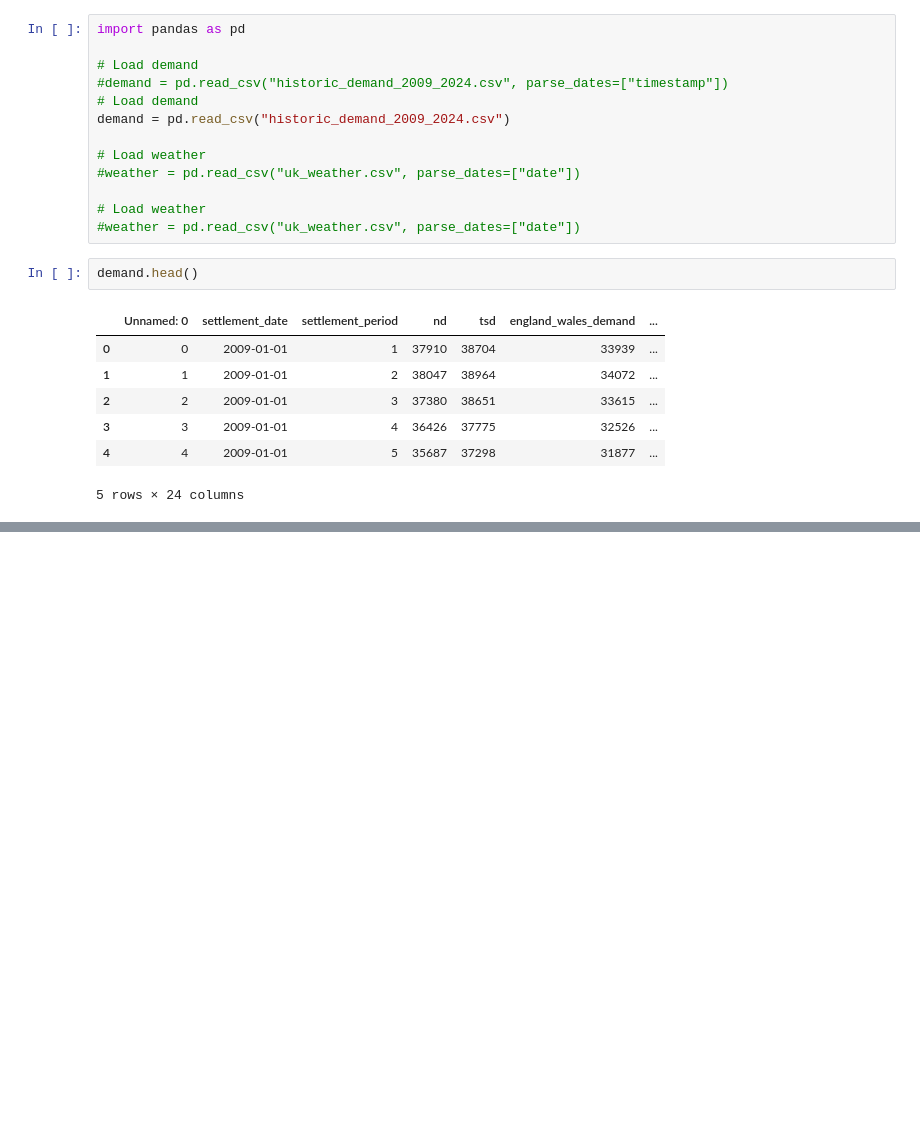
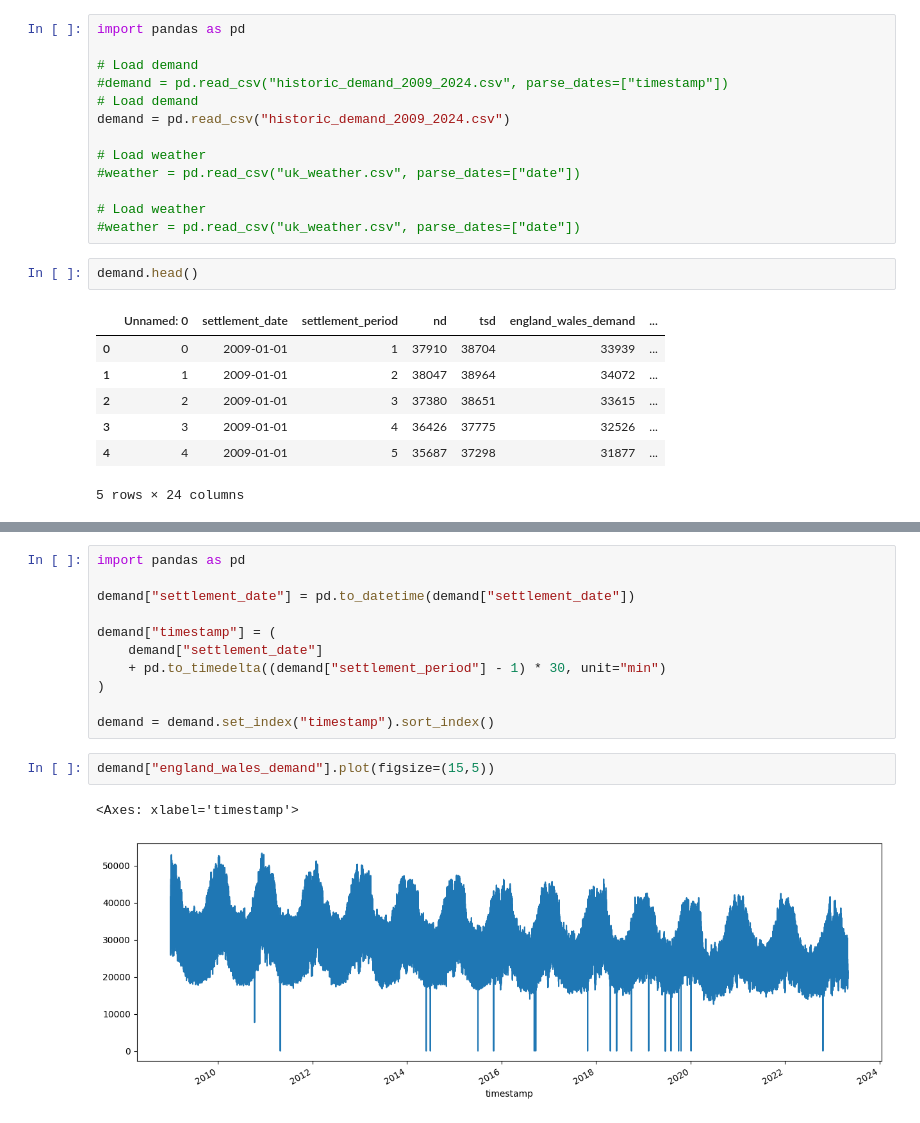
Before and after one commit to OlajideFemi/Carbon-Footprint, a Jupyter notebook: Another_copy_of_Energy_Consumption_Forecasting.ipynb, the cells around one changed output, grey strips where cells are left out. Cells and saved outputs as stored; diff of their text form; blank space fills up the shorter version.

```diff
--- a/Another_copy_of_Energy_Consumption_Forecasting.ipynb
+++ b/Another_copy_of_Energy_Consumption_Forecasting.ipynb
@@ -57,0 +69,16 @@ demand.shape
+# %%
+import pandas as pd
+
+demand["settlement_date"] = pd.to_datetime(demand["settlement_date"])
+
+demand["timestamp"] = (
+    demand["settlement_date"]
+    + pd.to_timedelta((demand["settlement_period"] - 1) * 30, unit="min")
+)
+
+demand = demand.set_index("timestamp").sort_index()
+# %%
+demand["england_wales_demand"].plot(figsize=(15,5))
+# %% [output]
+<Axes: xlabel='timestamp'>
+[figure, added]
```
Also changed, not shown: parts of 4 cells of this notebook.
